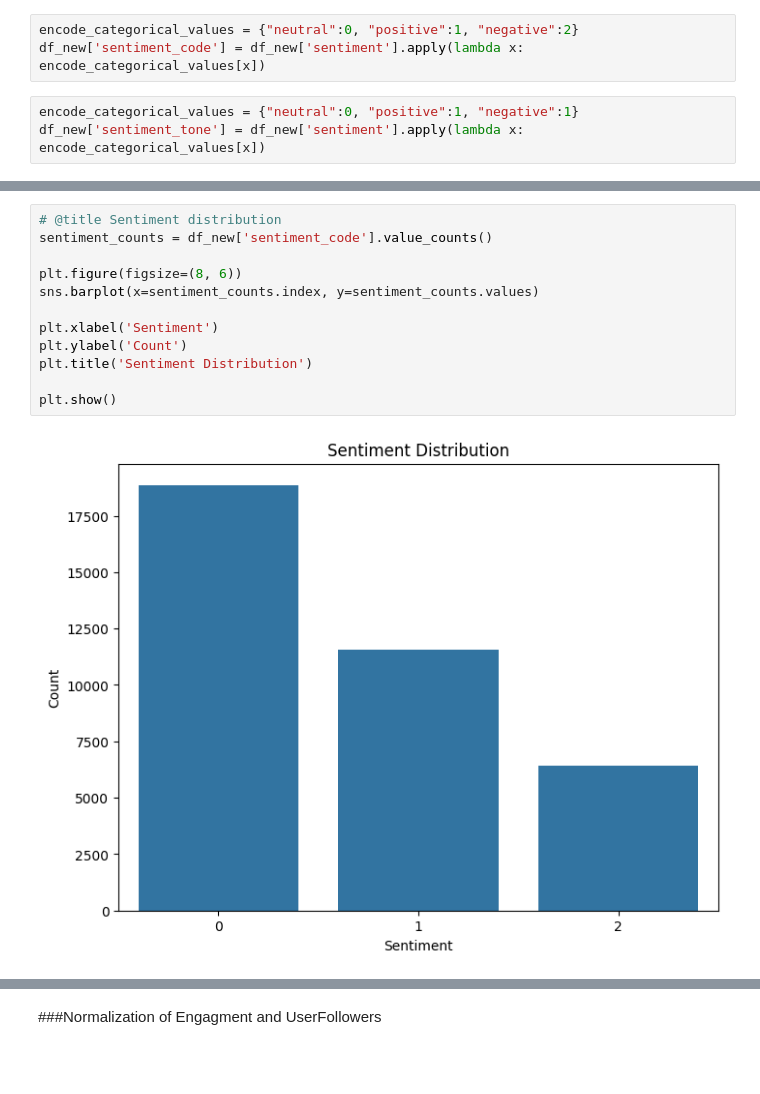
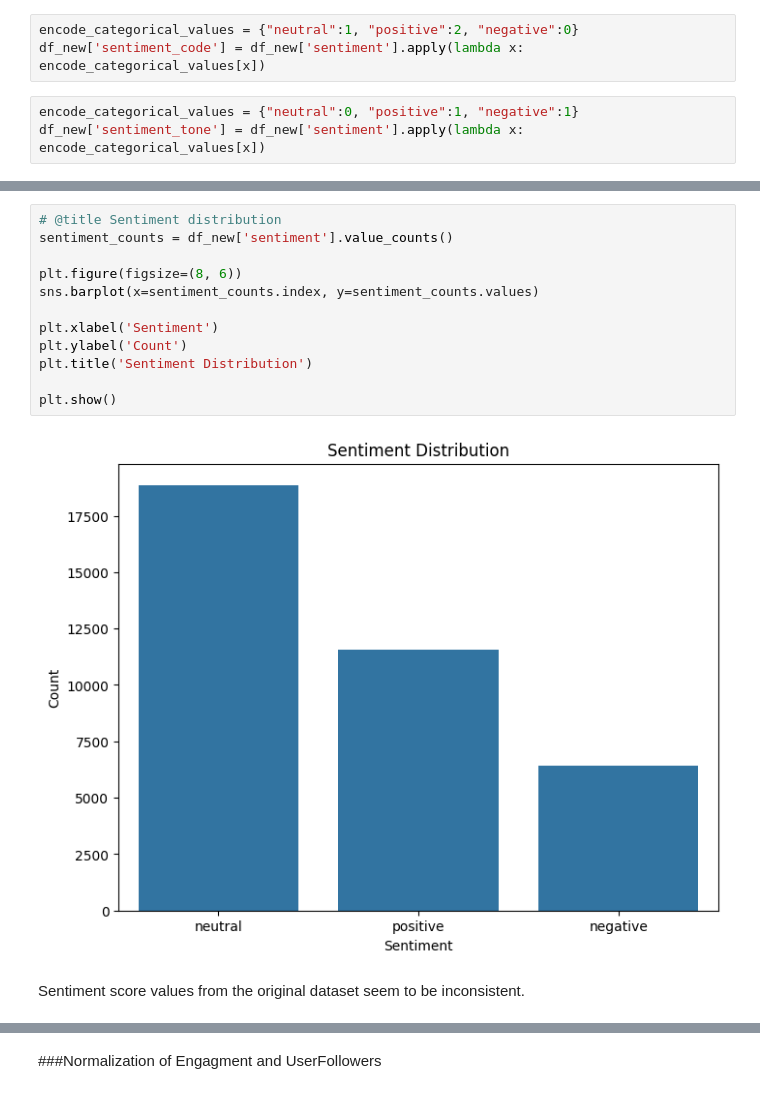
Before and after one commit to bani-ebegbodi/NLP_AI4ALL_Project, a Jupyter notebook: Project.ipynb, the cells around one changed output, grey strips where cells are left out. Cells and saved outputs as stored; diff of their text form; blank space fills up the shorter version.

```diff
--- a/Project.ipynb
+++ b/Project.ipynb
@@ -219,7 +262,7 @@ df_clean.head(3)
 # %%
 df_new = df_clean.copy(deep = True)
 # %%
-encode_categorical_values = {"neutral":0, "positive":1, "negative":2}
+encode_categorical_values = {"neutral":1, "positive":2, "negative":0}
 df_new['sentiment_code'] = df_new['sentiment'].apply(lambda x: encode_categorical_values[x])
 # %%
 encode_categorical_values = {"neutral":0, "positive":1, "negative":1}
@@ -239,17 +277,19 @@ df_new.head(3)
 # %%
 # @title Sentiment distribution
-sentiment_counts = df_new['sentiment_code'].value_counts()
+sentiment_counts = df_new['sentiment'].value_counts()
 
 plt.figure(figsize=(8, 6))
 sns.barplot(x=sentiment_counts.index, y=sentiment_counts.values)
 
 plt.xlabel('Sentiment')
 plt.ylabel('Count')
 plt.title('Sentiment Distribution')
 
 plt.show()
 # %% [output]
-[figure, old version]
+[figure, new version]
+# %% [markdown]
+Sentiment score values from the original dataset seem to be inconsistent.
 # %%
 # @title Sentiment score vs. Sentiment code
 
```
Also changed, not shown: parts of 34 cells of this notebook.
